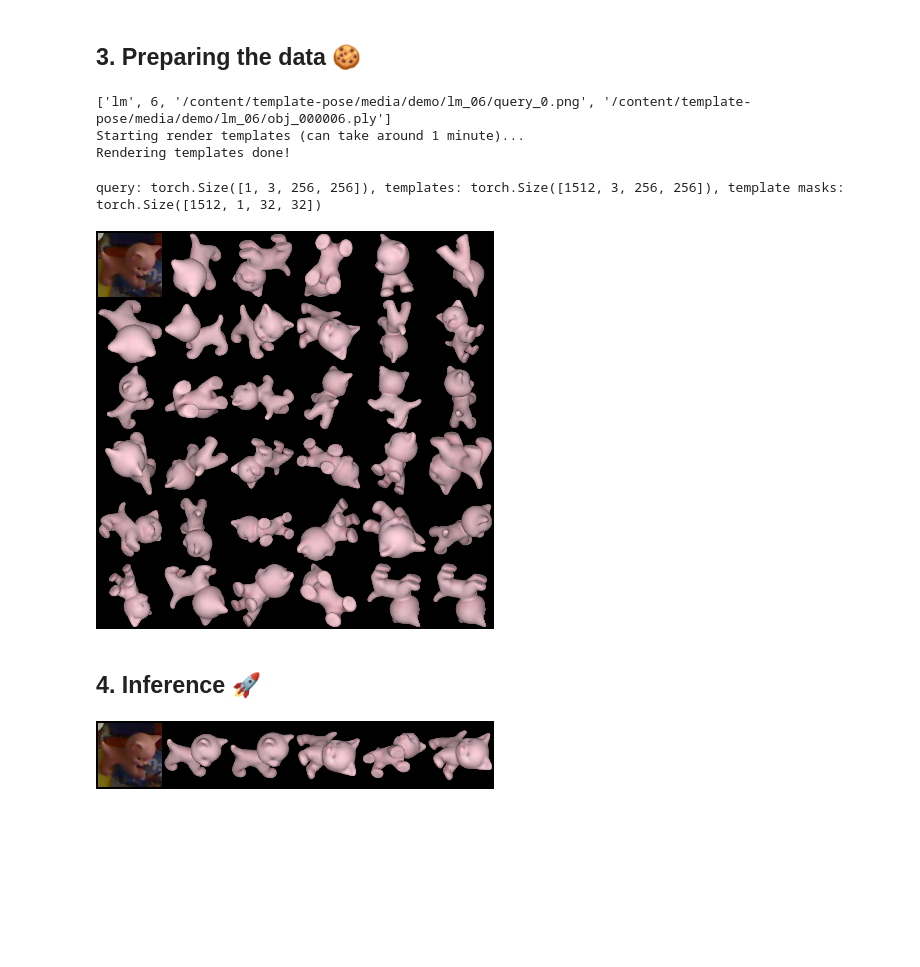
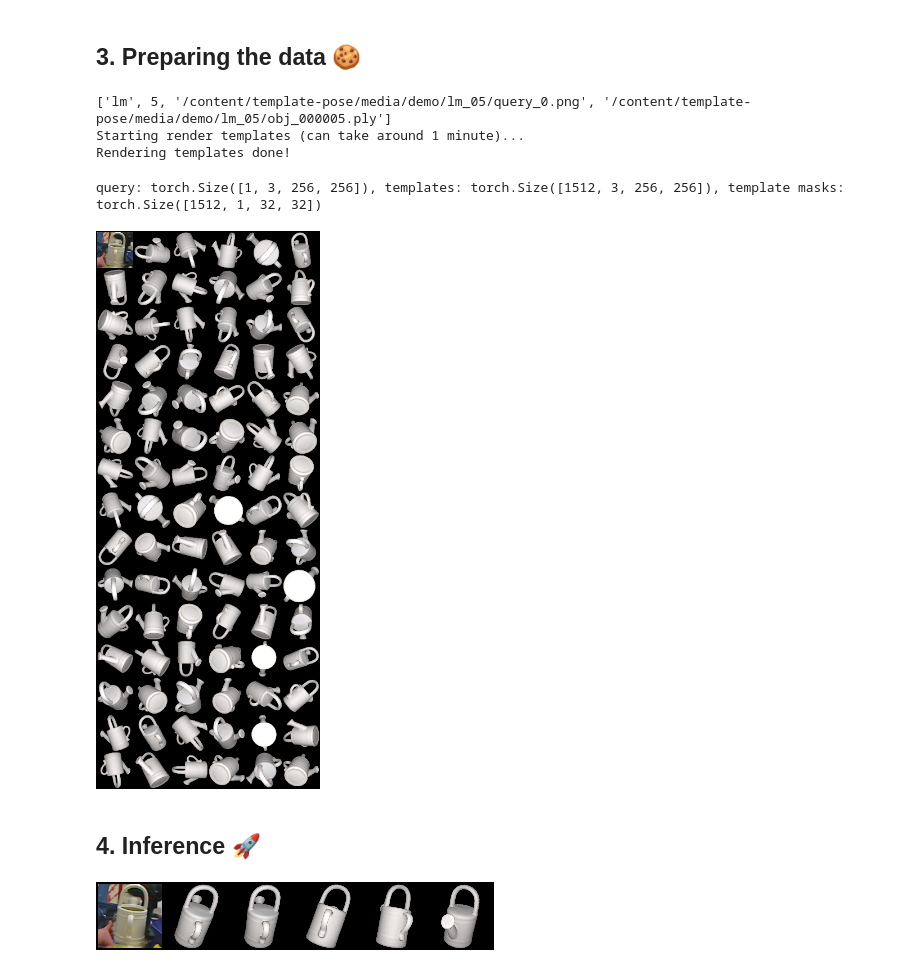
Before and after one commit to a3d2ddk/Prenith-and-Drew-Project-Deep-Dive, a Jupyter notebook: template_demo_from_paper.ipynb, the cells around one changed output. Drawn from its saved outputs; the diff is of its cells as text; code cells hidden in the pictures; blank space fills up the shorter version.

```diff
--- a/template_demo_from_paper.ipynb
+++ b/template_demo_from_paper.ipynb
@@ -137,11 +133,11 @@ def get_examples(dir):
           dataset_name, obj_id = os.path.basename(name).split("_")
           cad_path = os.path.join(name, f"obj_{int(obj_id):06d}.ply")
           examples.append([dataset_name, int(obj_id), query_path, cad_path])
-          break
+          #break
   return examples
 
 examples = get_examples("/content/template-pose/media/demo")
-index_selected_sample = 1
+index_selected_sample = 3 # @param {type:"slider", min:0, max:10, step:1}
 selected_sample = examples[index_selected_sample]
 print(selected_sample)
 
@@ -157,7 +153,7 @@ os.makedirs(save_dir, exist_ok=True)
 os.makedirs(os.path.join(save_dir, dataset_name), exist_ok=True)
 
 # create object poses
-level = 0 # change to 2 if you want more dense (and precise) template
+level = 2 # change to 2 if you want more dense (and precise) template
 
 template_poses = get_obj_poses_from_template_level(
         level=level, pose_distribution="all"
@@ -176,7 +172,7 @@ render_command = f"python -m src.poses.pyrender {cad_query} {obj_pose_path}.npy
 os.system(render_command)
 print("Rendering templates done!")
 # %% [output]
-['lm', 6, '/content/template-pose/media/demo/lm_06/query_0.png', '/content/template-pose/media/demo/lm_06/obj_000006.ply']
+['lm', 5, '/content/template-pose/media/demo/lm_05/query_0.png', '/content/template-pose/media/demo/lm_05/obj_000005.ply']
 Starting render templates (can take around 1 minute)...
 Rendering templates done!
 # %%
@@ -255,20 +251,20 @@ print(f"query: {query_tensor.shape}, templates: {list_templates.shape}, template
 query: torch.Size([1, 3, 256, 256]), templates: torch.Size([1512, 3, 256, 256]), template masks: torch.Size([1512, 1, 32, 32])
 # %%
 # Display query and templates
-num_templates_to_visualize = 35
+num_templates_to_visualize = 89
 index_visualized_templates = np.random.randint(0, len(list_templates), num_templates_to_visualize)
 all_visualized_images = torch.cat((query_tensor, list_templates[index_visualized_templates]))
 all_visualized_images = rgb_transform_inverse(all_visualized_images)
 all_visualized_images = F.interpolate(all_visualized_images, size=(64, 64), mode="nearest")
 results_dir = os.path.join(save_dir, dataset_name, "template_pose_results")
 os.makedirs(results_dir, exist_ok=True)
 save_image(all_visualized_images,
           os.path.join(results_dir, "vis_img.png"),
           nrow=6,
       )
 display(Image.open(os.path.join(results_dir, "vis_img.png")))
 # %% [output]
-[figure, old version]
+[figure, new version]
 # %% [markdown]
 ## **4. Inference 🚀**
 # %%
@@ -309,7 +305,7 @@ save_image(all_visualized_images,
 display(Image.open(os.path.join(results_dir, "predictions.png")))
 # nearest to farthest
 # %% [output]
-[figure, old version]
+[figure, new version]
 # %%
 # display its pose
 predicted_pose = list_template_poses[pred_index.reshape(-1)]
```
Also changed, not shown: parts of 4 cells of this notebook.
